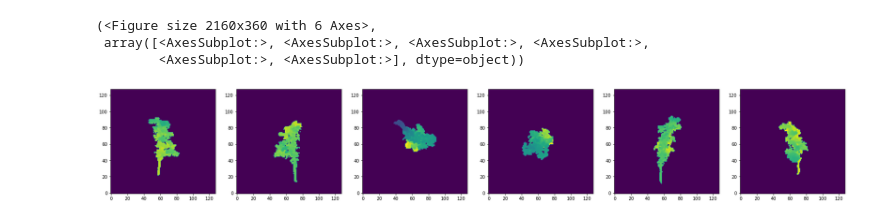
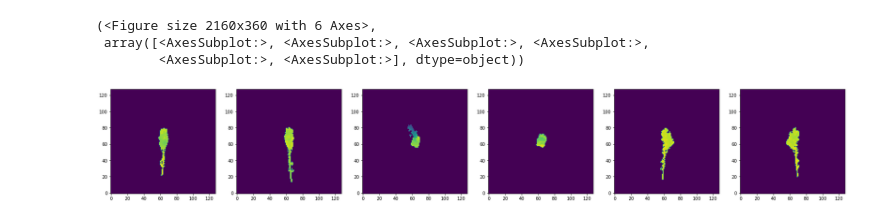
Before and after one commit to mataln/laser-trees, a Jupyter notebook: notebooks/build_dataset.ipynb, the cells around one changed output. Saved outputs shown, nothing was run; the diff lists cells and outputs as text; code cells hidden in the pictures.

```diff
--- a/notebooks/build_dataset.ipynb
+++ b/notebooks/build_dataset.ipynb
@@ -36,9 +41,9 @@ torch.save(trees_dataset, 'trees.pt')
 # %%
-x = torch.load('trees.pt')
+x = torch.load('trees_new.pt')
 # %%
-utils.plot_depth_images(x.depth_images[1399])
+utils.plot_depth_images(x.depth_images[891])
 # %% [output]
 (<Figure size 2160x360 with 6 Axes>,
  array([<AxesSubplot:>, <AxesSubplot:>, <AxesSubplot:>, <AxesSubplot:>,
         <AxesSubplot:>, <AxesSubplot:>], dtype=object))
-[figure, old version]
+[figure, new version]
```
Also changed, not shown: parts of 3 cells of this notebook.
